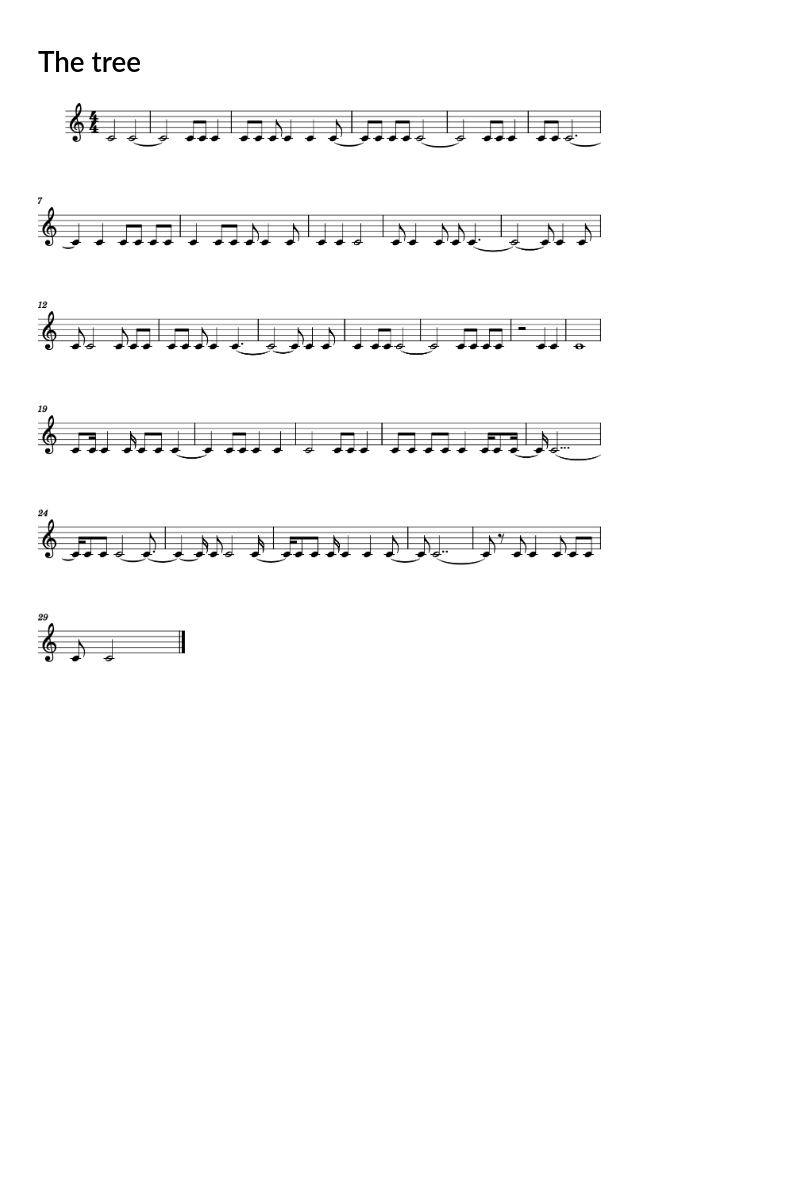
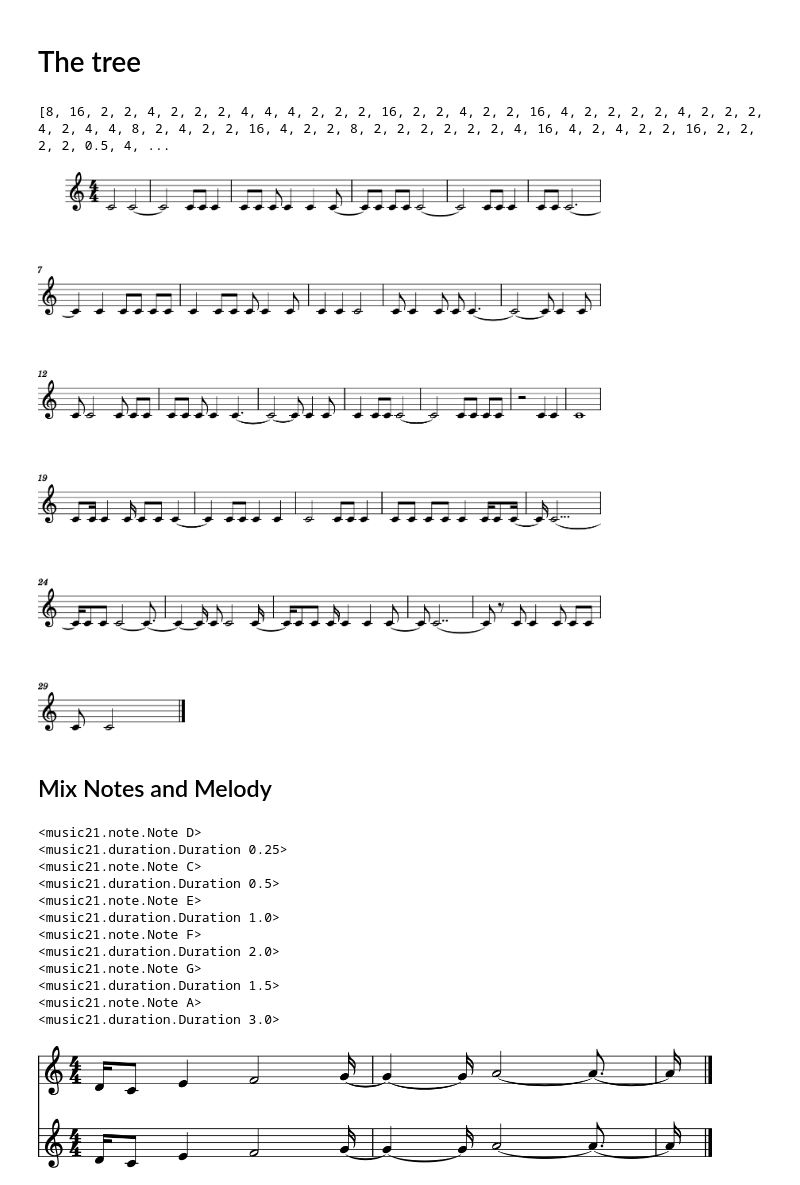
Before and after one commit to AlainSchoebi/MusicalTheory, a Jupyter notebook: notebook1.ipynb, the cells around one changed output. Drawn from its saved outputs; the diff is of its cells as text; code cells hidden in the pictures; blank space fills up the shorter version.

```diff
--- a/notebook1.ipynb
+++ b/notebook1.ipynb
@@ -684,11 +696,70 @@ freq = [5, 50, 30, 20, 10, 3, 2, 1];
 random.seed(0)
 n_arr = len(arr)
 # %%
-path = get_path();
+pathH = get_path();
+print (pathH)
 path_rhythm = create_percussion(time_sig = '4/4')
-path_rhythm = rhythm_from_sequence(path, rhythm=path_rhythm)
+path_rhythm = rhythm_from_sequence(pathH, rhythm=path_rhythm)
 path_rhythm.show()
 # %% [output]
+[8, 16, 2, 2, 4, 2, 2, 2, 4, 4, 4, 2, 2, 2, 16, 2, 2, 4, 2, 2, 16, 4, 2, 2, 2, 2, 4, 2, 2, 2, 4, 2, 4, 4, 8, 2, 4, 2, 2, 16, 4, 2, 2, 8, 2, 2, 2, 2, 2, 2, 4, 16, 4, 2, 4, 2, 2, 16, 2, 2, 2, 2, 0.5, 4, ...
 [figure]
 # %%
 #play(path_rhythm)
+# %% [markdown]
+## Mix Notes and Melody
+# %%
+class Score:
+
+    # Constructor
+    def __init__(self, _notes, _rhythm ): #_range , _timeSignature = '4/4'):
+
+        #Create the score
+        self.Menuet = stream.Score()
+
+        #Create right-and left-hand parts, in 3/8 meter
+        self.RightHand = stream.Part()
+        self.RightHand.append(meter.TimeSignature('4/4'))
+        self.LeftHand = stream.Part()
+        self.LeftHand.append(meter.TimeSignature('4/4'))
+
+        #Insert right- and left-hand parts at the beginning of the score
+        self.Menuet.insert(0, self.RightHand)
+        self.Menuet.insert(0, self.LeftHand)
+
+        self.noteList = []
+        #self.range = _range; # Dictionnary
+        for i in range (len(_notes)):
+
+            self.noteList.append(note.Note(_notes[i]))
+            self.noteList[i].duration.quarterLength= _rhythm[i]
+            print (self.noteList[i])
+            print (self.noteList[i].duration)
+
+        #Insert notes for the two hands in the corresponding stream.Part objects, depending on coin toss
+        self.RightHand.append(self.noteList)
+        self.LeftHand.append(self.noteList)
+
+        self.Menuet.show()
+    # Show
+    def show(self):
+        self.Menuet.show()
+
+    def play(self):
+        play(self.Menuet)
+# %%
+bla = Score (['D4', 'C4', 'E4', 'F4', 'G4', 'A4'], [1/4, 1/2, 1, 2, 1.5, 3]) #, 'Emajor')
+# %% [output]
+<music21.note.Note D>
+<music21.duration.Duration 0.25>
+<music21.note.Note C>
+<music21.duration.Duration 0.5>
+<music21.note.Note E>
+<music21.duration.Duration 1.0>
+<music21.note.Note F>
+<music21.duration.Duration 2.0>
+<music21.note.Note G>
+<music21.duration.Duration 1.5>
+<music21.note.Note A>
+<music21.duration.Duration 3.0>
+[figure, added]
```
Also changed, not shown: parts of 39 cells of this notebook.
